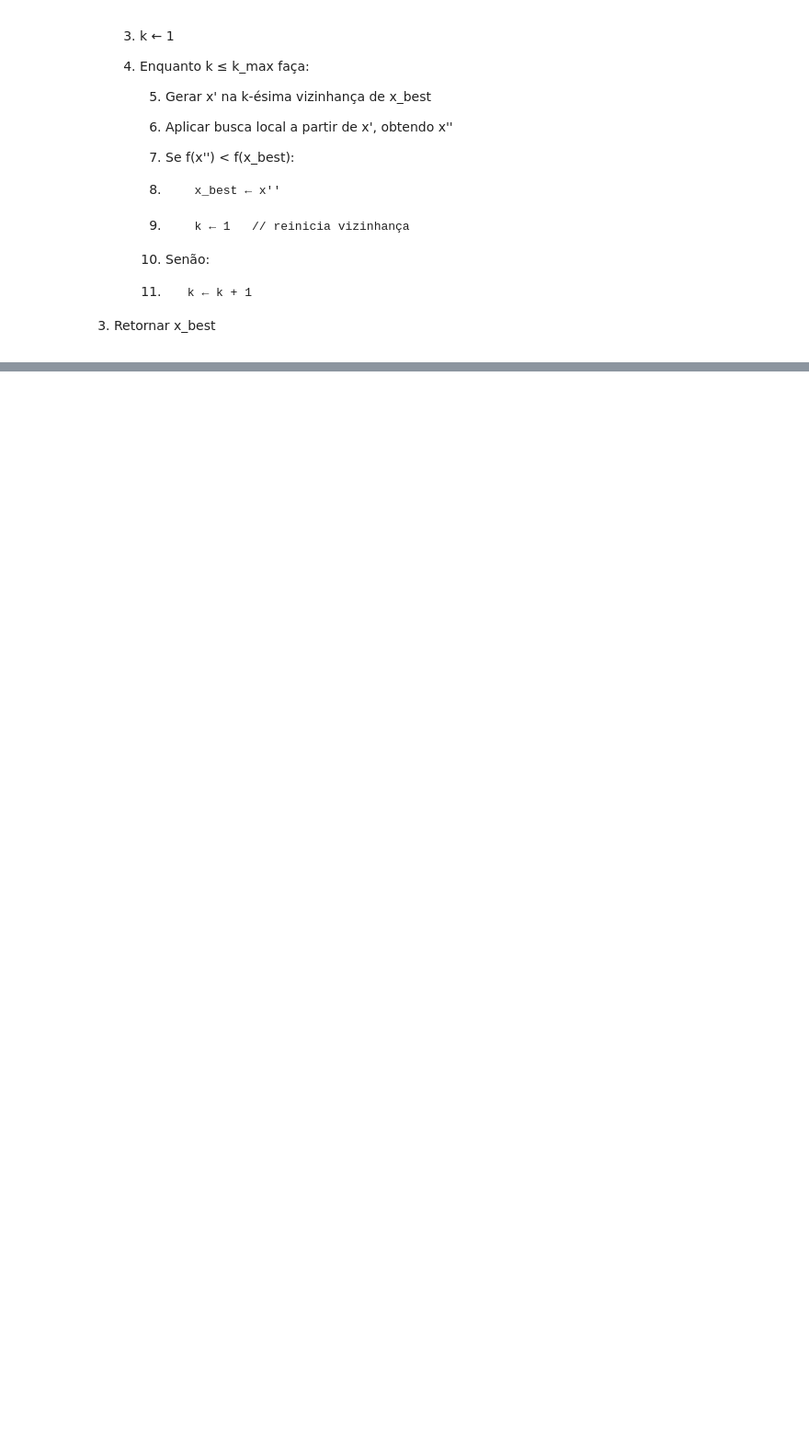
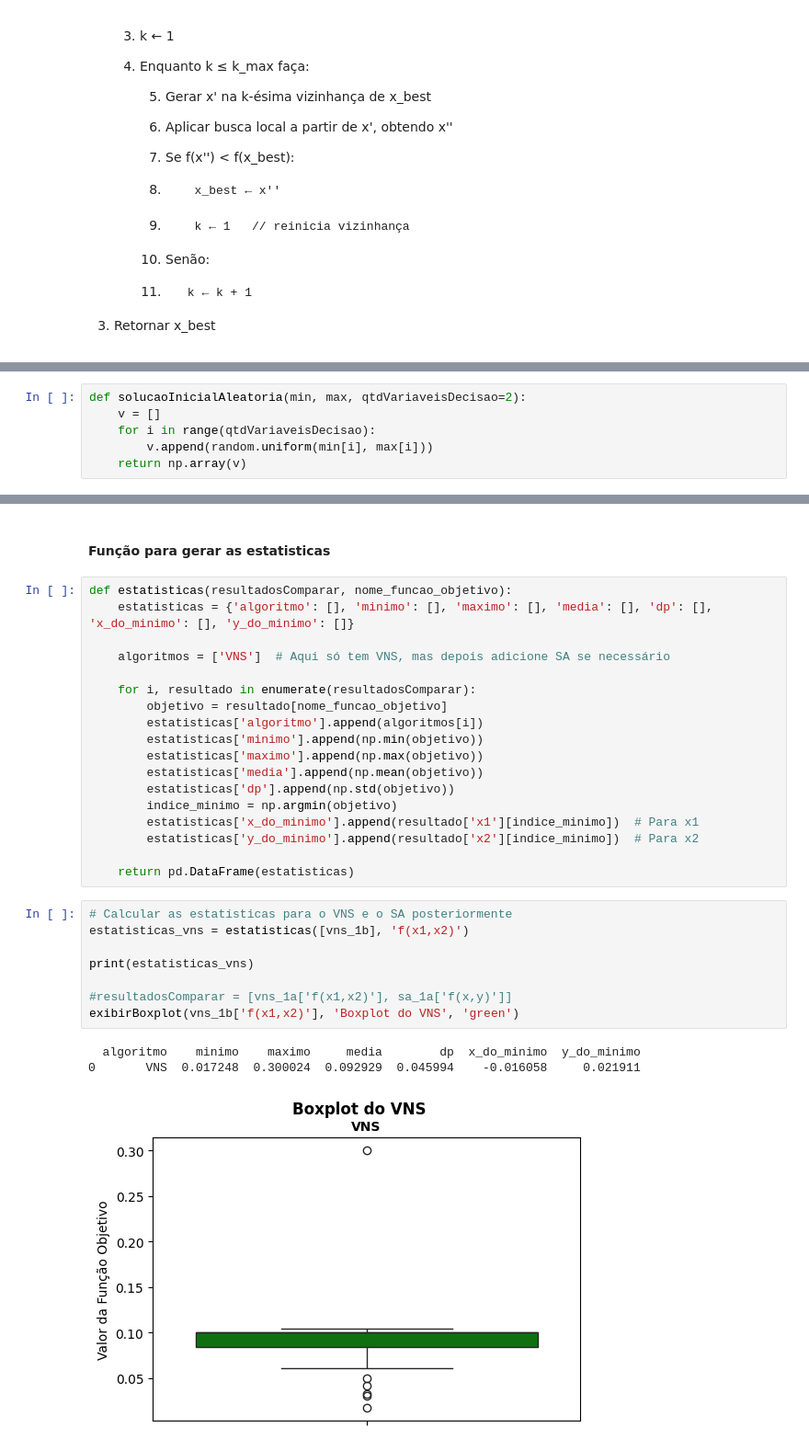
Before and after one commit to aymesantos/TP01-MetaHeuristica, a Jupyter notebook: tp01.ipynb, the cells around one changed output, grey strips where cells are left out. Shown at 92% size. Saved outputs shown, nothing was run; the diff lists cells and outputs as text; blank space fills up the shorter version.

```diff
--- a/tp01.ipynb
+++ b/tp01.ipynb
@@ -146,0 +215,6 @@ Entrada: solução inicial `x`, número máximo de vizinhanças `k_max`, número
+# %%
+def solucaoInicialAleatoria(min, max, qtdVariaveisDecisao=2):
+    v = []
+    for i in range(qtdVariaveisDecisao):
+        v.append(random.uniform(min[i], max[i]))
+    return np.array(v)
@@ -146,0 +391,32 @@ Entrada: solução inicial `x`, número máximo de vizinhanças `k_max`, número
+# %% [markdown]
+#### Função para gerar as estatisticas
+# %%
+def estatisticas(resultadosComparar, nome_funcao_objetivo):
+    estatisticas = {'algoritmo': [], 'minimo': [], 'maximo': [], 'media': [], 'dp': [], 'x_do_minimo': [], 'y_do_minimo': []}
+
+    algoritmos = ['VNS']  # Aqui só tem VNS, mas depois adicione SA se necessário
+
+    for i, resultado in enumerate(resultadosComparar):
+        objetivo = resultado[nome_funcao_objetivo]
+        estatisticas['algoritmo'].append(algoritmos[i])
+        estatisticas['minimo'].append(np.min(objetivo))
+        estatisticas['maximo'].append(np.max(objetivo))
+        estatisticas['media'].append(np.mean(objetivo))
+        estatisticas['dp'].append(np.std(objetivo))
+        indice_minimo = np.argmin(objetivo)
+        estatisticas['x_do_minimo'].append(resultado['x1'][indice_minimo])  # Para x1
+        estatisticas['y_do_minimo'].append(resultado['x2'][indice_minimo])  # Para x2
+
+    return pd.DataFrame(estatisticas)
+# %%
+# Calcular as estatísticas para o VNS e o SA posteriormente
+estatisticas_vns = estatisticas([vns_1b], 'f(x1,x2)')
+
+print(estatisticas_vns)
+
+#resultadosComparar = [vns_1a['f(x1,x2)'], sa_1a['f(x,y)']]
+exibirBoxplot(vns_1b['f(x1,x2)'], 'Boxplot do VNS', 'green')
+# %% [output]
+  algoritmo    minimo    maximo     media        dp  x_do_minimo  y_do_minimo
+0       VNS  0.017248  0.300024  0.092929  0.045994    -0.016058     0.021911
+[figure, added]
```
Also changed, not shown: parts of 29 cells of this notebook.
